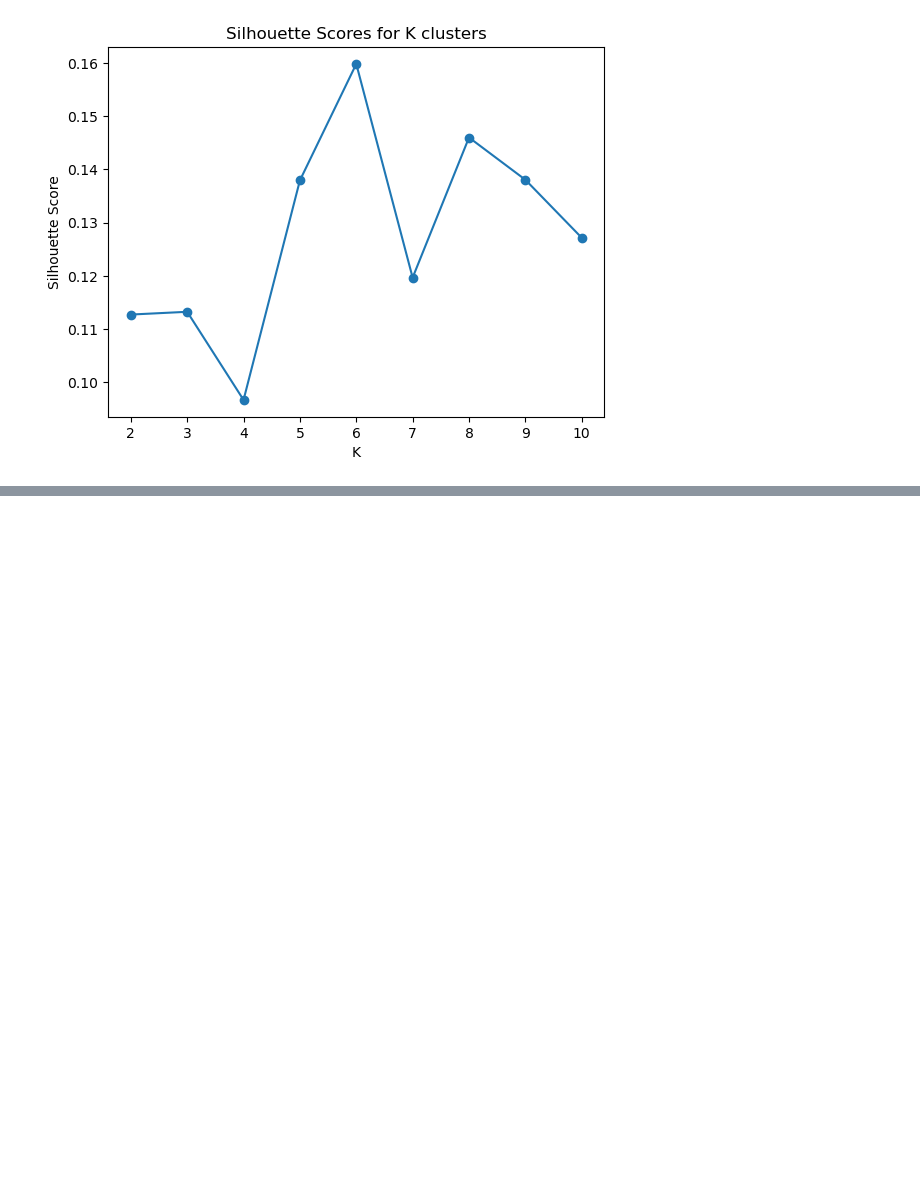
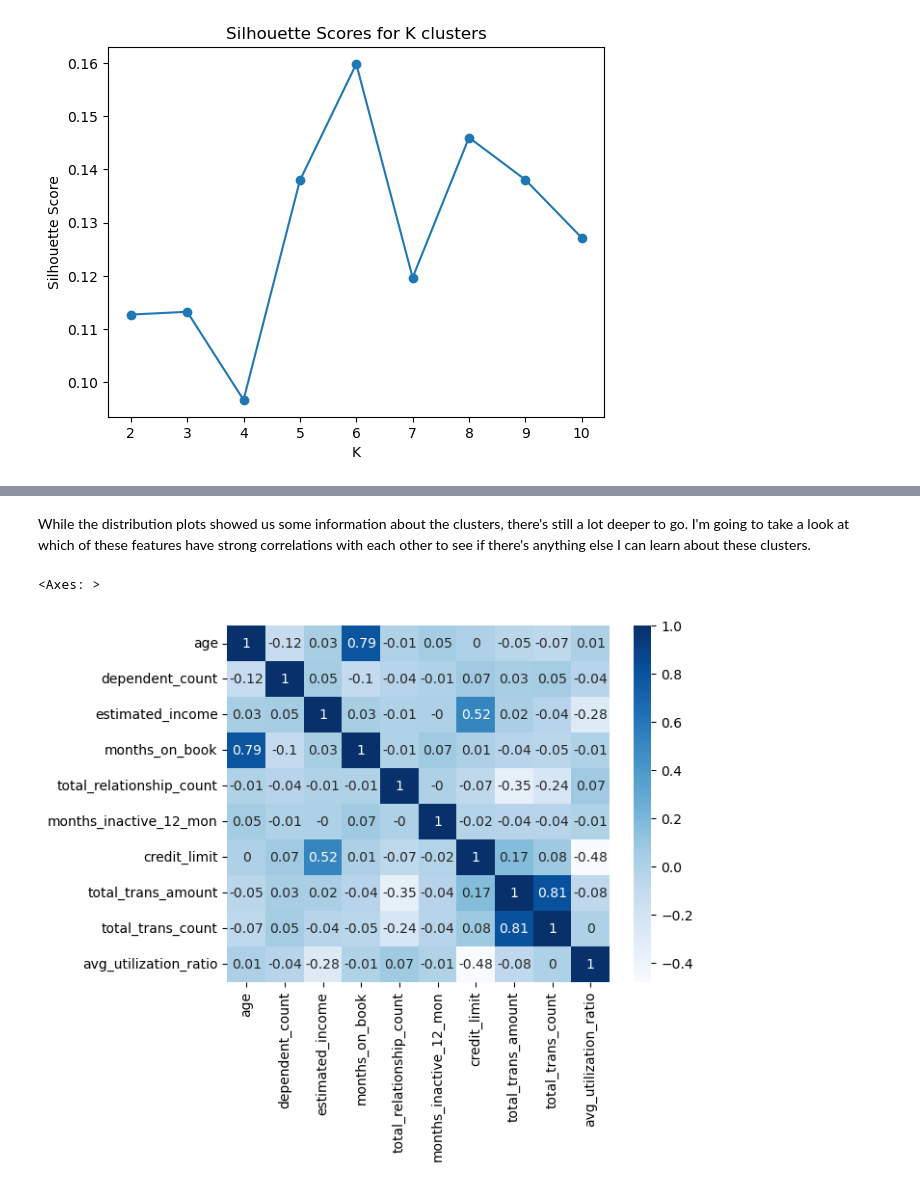
Before and after one commit to fano-raza/CC-Segmentation, a Jupyter notebook: CC_segmentation.ipynb, the cells around one changed output, grey strips where cells are left out. Cells and saved outputs as stored; diff of their text form; code cells hidden in the pictures; blank space fills up the shorter version.

```diff
--- a/CC_segmentation.ipynb
+++ b/CC_segmentation.ipynb
@@ -188,0 +234,9 @@ dtype: object
+# %% [markdown]
+While the distribution plots showed us some information about the clusters, there's still a lot deeper to go.
+I'm going to take a look at which of these features have strong correlations with each other to see if there's anything else I can learn about these clusters.
+# %%
+corrMap = df[numCols].corr()
+sns.heatmap(round(corrMap,2), annot=True, cmap = 'Blues')
+# %% [output]
+<Axes: >
+[figure, added]
```
Also changed, not shown: parts of 19 cells of this notebook, 1 other file.
